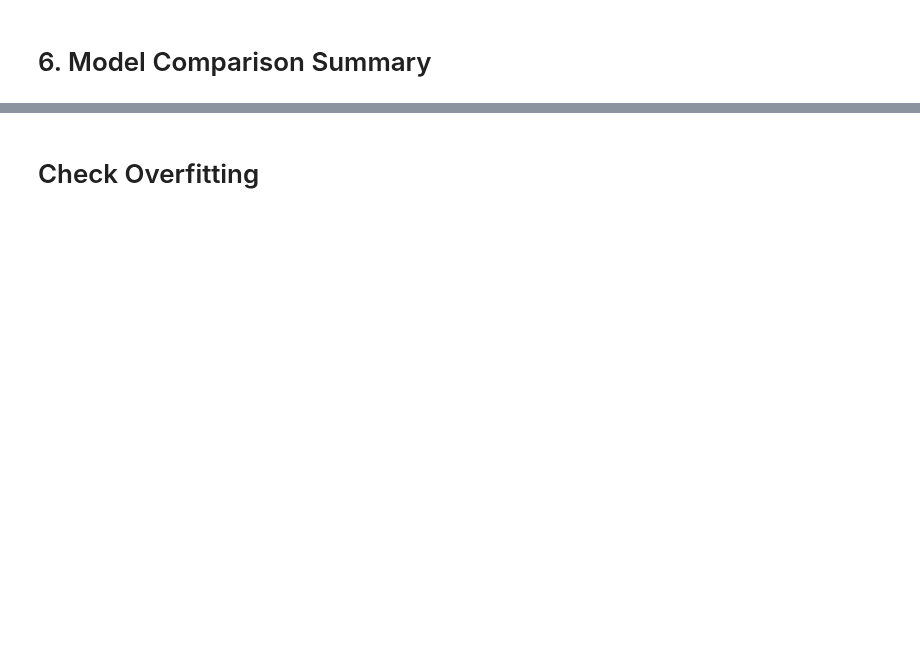
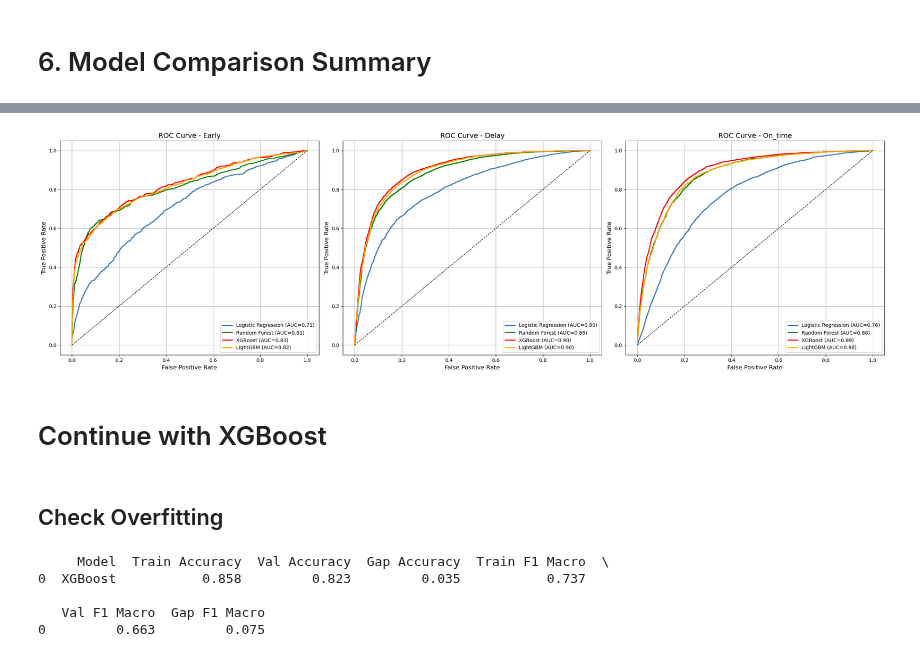
Before and after one commit to ofer-geo/public_transport_ML, a Jupyter notebook: notebooks/Model_Training.ipynb, the cells around one changed output, grey strips where cells are left out. Saved outputs shown, nothing was run; the diff lists cells and outputs as text; code cells hidden in the pictures; blank space fills up the shorter version.

```diff
--- a/notebooks/Model_Training.ipynb
+++ b/notebooks/Model_Training.ipynb
@@ -287,40 +439,60 @@ plt.show()
 # %%
 fig, axes = plt.subplots(1, 3, figsize=(24, 7))
+
+from sklearn.preprocessing import label_binarize
+from sklearn.metrics import roc_curve, auc
+
+classes = ['delay', 'early', 'on_time']
+y_val_bin = label_binarize(y_val, classes=classes)
+
+models_proba = {
+    'Logistic Regression': lr.predict_proba(X_val),
+    'Random Forest':       rf.predict_proba(X_val),
+    'XGBoost':             xgb.predict_proba(X_val),
+    'LightGBM':            lgbm.predict_proba(X_val)
+}
 
 colors = {'Logistic Regression': 'steelblue',
           'Random Forest': 'green',
           'XGBoost': 'red',
           'LightGBM': 'orange'}
 
 for ax, target_class in zip(axes, ['early', 'delay', 'on_time']):
     class_idx = classes.index(target_class)
 
     for model_name, proba in models_proba.items():
         fpr, tpr, _ = roc_curve(y_val_bin[:, class_idx], proba[:, class_idx])
         roc_auc = auc(fpr, tpr)
         ax.plot(fpr, tpr, color=colors[model_name], linewidth=2,
                 label=f'{model_name} (AUC={roc_auc:.2f})')
 
     ax.plot([0,1], [0,1], 'k--', linewidth=1)
     ax.set_title(f'ROC Curve - {target_class.capitalize()}', fontsize=14)
     ax.set_xlabel('False Positive Rate', fontsize=12)
     ax.set_ylabel('True Positive Rate', fontsize=12)
     ax.legend(fontsize=10, loc='lower right')
     ax.grid(True)
 
 plt.tight_layout()
 plt.show()
+# %% [output]
+[figure, added]
+# %% [markdown]
+# Continue with XGBoost
 # %% [markdown]
-# Check Overfitting
+## Check Overfitting
 # %%
 
 
 overfit_results = []
-overfit_results.append(check_overfitting(lr,   X_train, y_train, X_val, y_val, 'Logistic Regression'))
-overfit_results.append(check_overfitting(rf,   X_train, y_train, X_val, y_val, 'Random Forest'))
 overfit_results.append(check_overfitting(xgb,  X_train, y_train, X_val, y_val, 'XGBoost', le=le))
-overfit_results.append(check_overfitting(lgbm, X_train, y_train, X_val, y_val, 'LightGBM'))
 
 overfit_df = pd.DataFrame(overfit_results)
 print(overfit_df[['Model', 'Train Accuracy', 'Val Accuracy', 'Gap Accuracy',
                    'Train F1 Macro', 'Val F1 Macro', 'Gap F1 Macro']].round(3))
+# %% [output]
+     Model  Train Accuracy  Val Accuracy  Gap Accuracy  Train F1 Macro  \
+0  XGBoost           0.858         0.823         0.035           0.737
+
+   Val F1 Macro  Gap F1 Macro
+0         0.663         0.075
```
Also changed, not shown: parts of 29 cells of this notebook.
